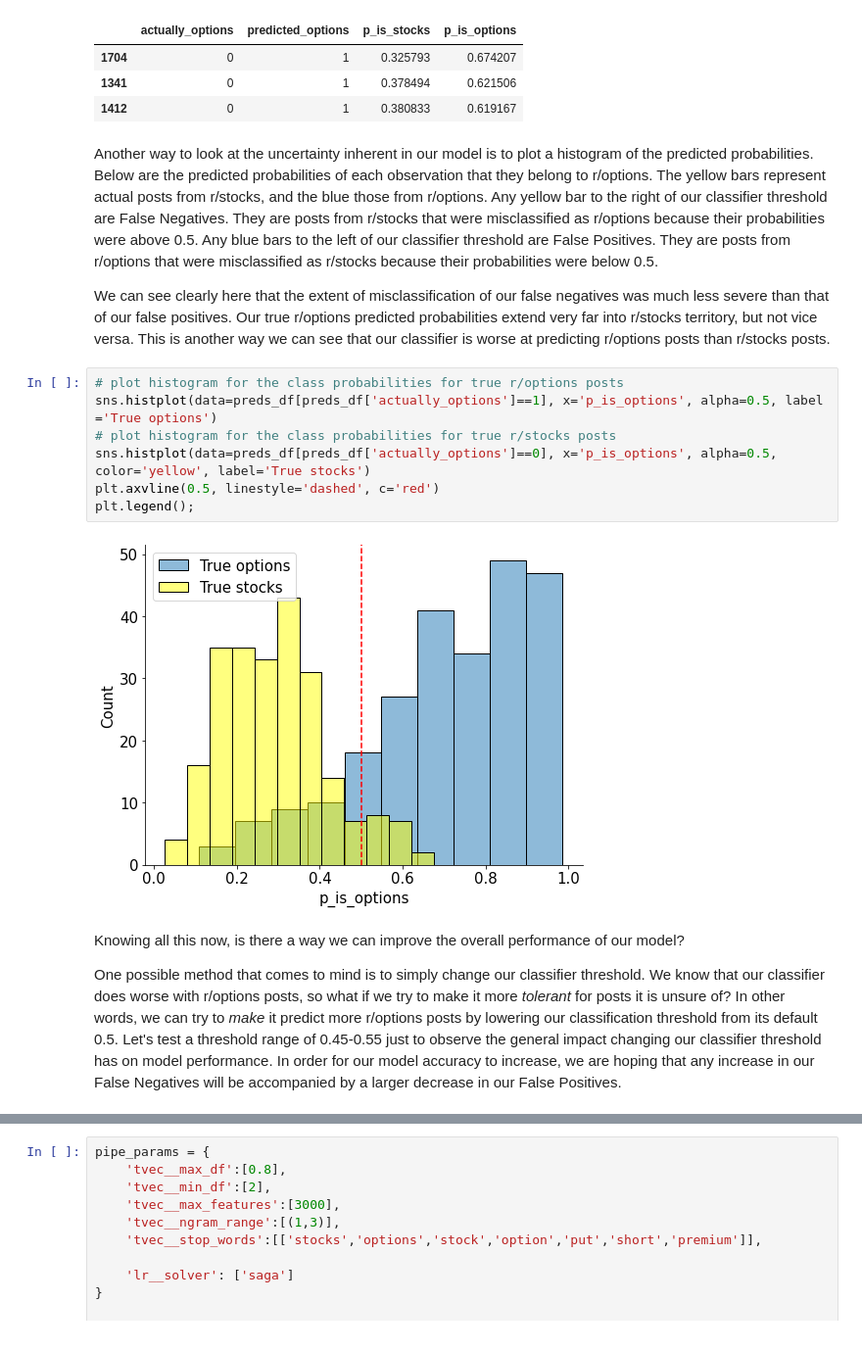
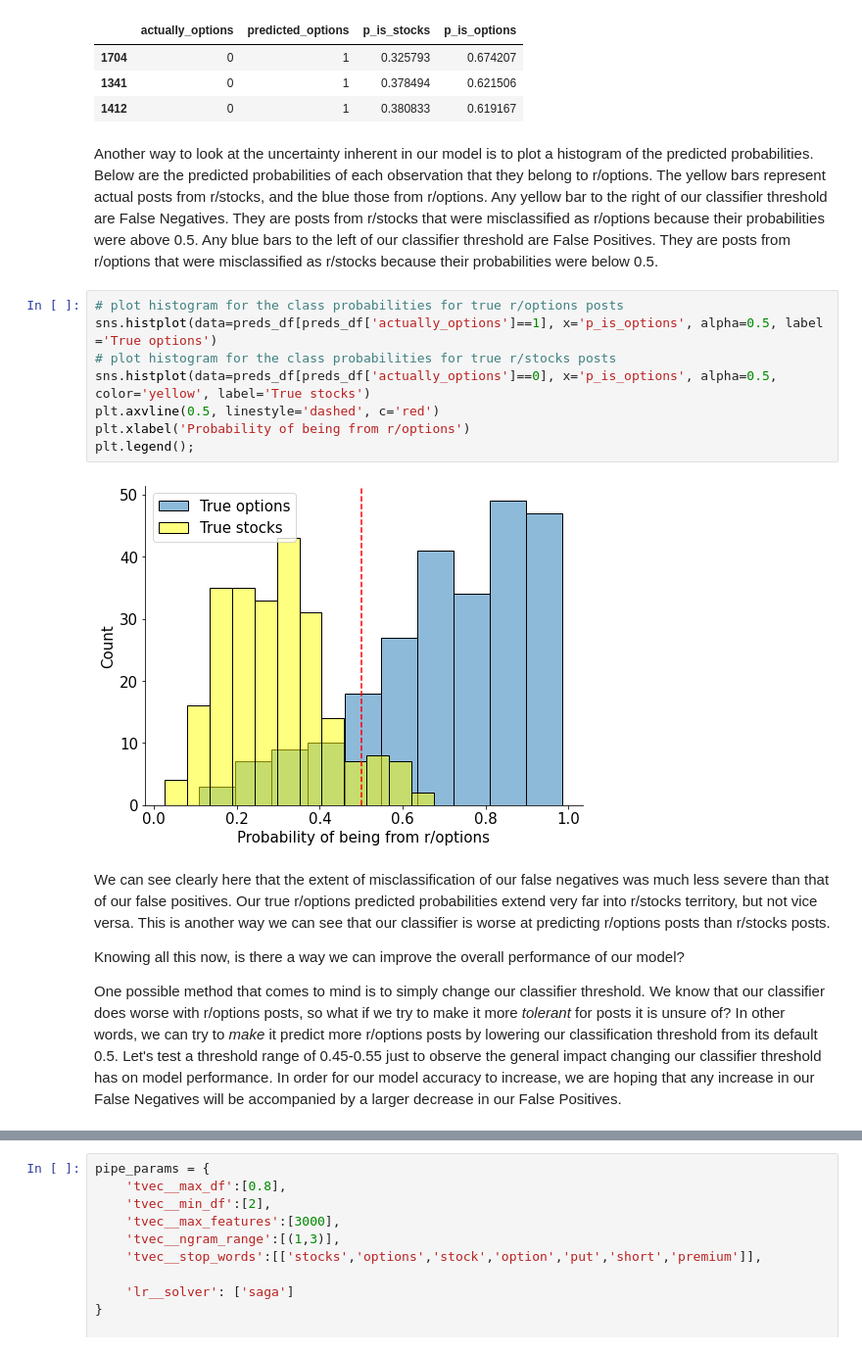
Before and after one commit to krompirov/general-assembly-projects, a Jupyter notebook: project_3 Reddit classifier/3_Modelling and Evaluation.ipynb, the cells around one changed output, grey strips where cells are left out. Shown at 98% size. Saved outputs shown, nothing was run; the diff lists cells and outputs as text.

```diff
--- a/project_3 Reddit classifier/Modelling and Evaluation.ipynb
+++ b/project_3 Reddit classifier/3_Modelling and Evaluation.ipynb
@@ -942,18 +942,19 @@ preds_df[(preds_df['actually_options']==0) & (preds_df['predicted_options']==1)]
 | 1412 | 0 | 1 | 0.380833 | 0.619167 |
 # %% [markdown]
 Another way to look at the uncertainty inherent in our model is to plot a histogram of the predicted probabilities. Below are the predicted probabilities of each observation that they belong to r/options. The yellow bars represent actual posts from r/stocks, and the blue those from r/options. Any yellow bar to the right of our classifier threshold are False Negatives. They are posts from r/stocks that were misclassified as r/options because their probabilities were above 0.5. Any blue bars to the left of our classifier threshold are False Positives. They are posts from r/options that were misclassified as r/stocks because their probabilities were below 0.5.
-
-We can see clearly here that the extent of misclassification of our false negatives was much less severe than that of our false positives. Our true r/options predicted probabilities extend very far into r/stocks territory, but not vice versa. This is another way we can see that our classifier is worse at predicting r/options posts than r/stocks posts.
 # %%
 # plot histogram for the class probabilities for true r/options posts
 sns.histplot(data=preds_df[preds_df['actually_options']==1], x='p_is_options', alpha=0.5, label ='True options')
 # plot histogram for the class probabilities for true r/stocks posts
 sns.histplot(data=preds_df[preds_df['actually_options']==0], x='p_is_options', alpha=0.5, color='yellow', label='True stocks')
 plt.axvline(0.5, linestyle='dashed', c='red')
+plt.xlabel('Probability of being from r/options')
 plt.legend();
 # %% [output]
-[figure, old version]
+[figure, new version]
 # %% [markdown]
+We can see clearly here that the extent of misclassification of our false negatives was much less severe than that of our false positives. Our true r/options predicted probabilities extend very far into r/stocks territory, but not vice versa. This is another way we can see that our classifier is worse at predicting r/options posts than r/stocks posts.
+
 Knowing all this now, is there a way we can improve the overall performance of our model?
 
 One possible method that comes to mind is to simply change our classifier threshold. We know that our classifier does worse with r/options posts, so what if we try to make it more *tolerant* for posts it is unsure of? In other words, we can try to *make* it predict more r/options posts by lowering our classification threshold from its default 0.5. Let's test a threshold range of 0.45-0.55 just to observe the general impact changing our classifier threshold has on model performance. In order for our model accuracy to increase, we are hoping that any increase in our False Negatives will be accompanied by a larger decrease in our False Positives.
```
Also changed, not shown: parts of 14 cells of this notebook, 1 other file.
